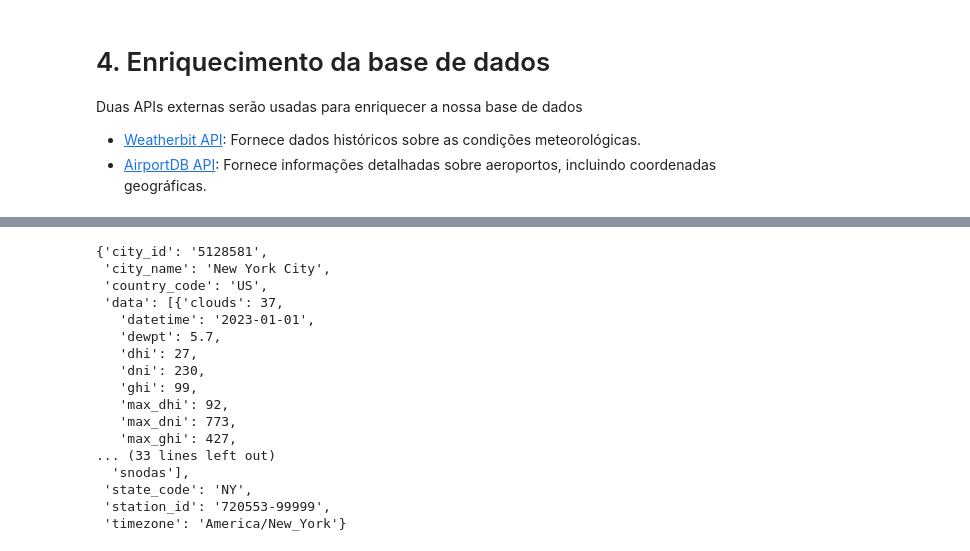
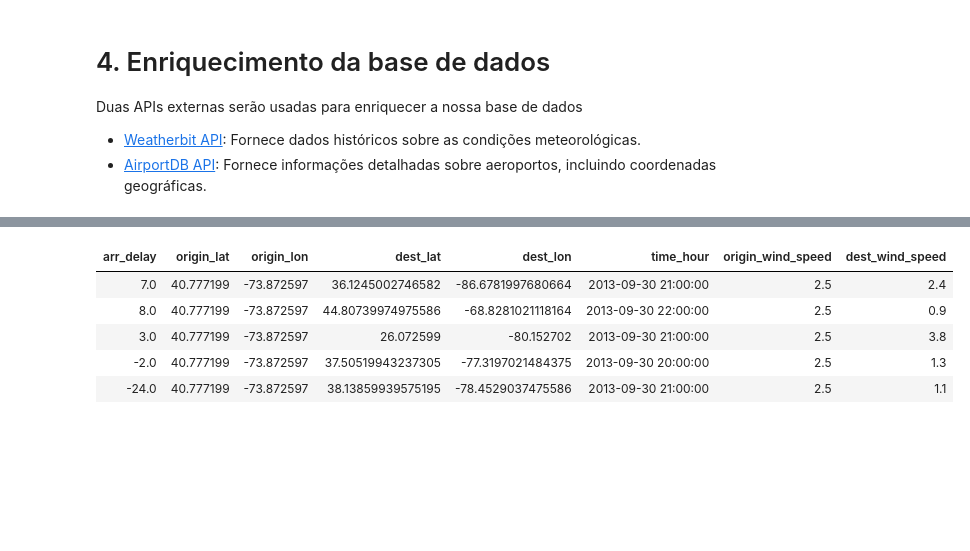
Before and after one commit to lucassiro/case-machine-learning-engineer-pleno, a Jupyter notebook: notebook/Notebook.ipynb, the cells around one changed output, grey strips where cells are left out. Saved outputs shown, nothing was run; the diff lists cells and outputs as text; code cells hidden in the pictures; blank space fills up the shorter version.

```diff
--- a/notebook/Notebook.ipynb
+++ b/notebook/Notebook.ipynb
@@ -370,47 +452,45 @@ air
 # %%
-def request_weatherbit(lat, lon, start_date, end_date):
-    weatherbit_key = "YOUR_API_KEY"
+def get_date(date):
+    start_date = datetime.strptime(date, "%Y-%m-%d %H:%M:%S")
+    end_date = start_date + timedelta(days=1)
 
-    url = 'https://api.weatherbit.io/v2.0/history/daily'
+    start_date = start_date.strftime("%Y-%m-%d")
+    end_date = end_date.strftime("%Y-%m-%d")
+    return start_date, end_date
 
-    params = {
-        'lat': lat,
-        'lon': lon,
-        'start_date': start_date,
-        'end_date': end_date,
-        'key': weatherbit_key
-    }
+def get_wind_speed(lat, lon, start_date):
+    weatherbit_key = "a583db4dd9c84af2be31c808e99186e1"
 
-    headers = {
-        'Accept': 'application/json'
-    }
+    try:
+        url = 'https://api.weatherbit.io/v2.0/history/daily'
+        start_date, end_date = get_date(start_date)
+        params = {
+            'lat': lat,
+            'lon': lon,
+            'start_date': start_date,
+            'end_date': end_date,
+            'key': weatherbit_key
+        }
 
-    response = requests.get(url, params=params, headers=headers)
+        headers = {
+            'Accept': 'application/json'
+        }
 
-    return response.json()
+        response = requests.get(url, params=params, headers=headers).json()
 
-lat = 40.7128
-lon = -74.0060
-start_date = '2023-01-01'
-end_date = '2023-01-02'
-
-wea = request_weatherbit(lat, lon, start_date, end_date)
-wea
+        return response.get("data")[0].get("wind_spd")
+    except:
+        return None
-# %% [output]
-{'city_id': '5128581',
- 'city_name': 'New York City',
- 'country_code': 'US',
- 'data': [{'clouds': 37,
-   'datetime': '2023-01-01',
-   'dewpt': 5.7,
-   'dhi': 27,
-   'dni': 230,
-   'ghi': 99,
-   'max_dhi': 92,
-   'max_dni': 773,
-   'max_ghi': 427,
-... (33 lines left out)
-  'snodas'],
- 'state_code': 'NY',
- 'station_id': '720553-99999',
- 'timezone': 'America/New_York'}
+# %%
+wind_udf = udf(get_wind_speed, FloatType())
+df_wind = df_coordinates.select(["arr_delay", "origin_lat", "origin_lon", "dest_lat", "dest_lon", "time_hour"])
+df_wind = df_wind.withColumn("origin_wind_speed", wind_udf("origin_lat", "origin_lon", "time_hour"))
+df_wind = df_wind.withColumn("dest_wind_speed", wind_udf("dest_lat", "dest_lon", "time_hour"))
+df_wind.limit(5).display()
+# %% [output]
+| arr_delay | origin_lat | origin_lon | dest_lat | dest_lon | time_hour | origin_wind_speed | dest_wind_speed |
+| 7.0 | 40.777199 | -73.872597 | 36.1245002746582 | -86.6781997680664 | 2013-09-30 21:00:00 | 2.5 | 2.4 |
+| 8.0 | 40.777199 | -73.872597 | 44.80739974975586 | -68.8281021118164 | 2013-09-30 22:00:00 | 2.5 | 0.9 |
+| 3.0 | 40.777199 | -73.872597 | 26.072599 | -80.152702 | 2013-09-30 21:00:00 | 2.5 | 3.8 |
+| -2.0 | 40.777199 | -73.872597 | 37.50519943237305 | -77.3197021484375 | 2013-09-30 20:00:00 | 2.5 | 1.3 |
+| -24.0 | 40.777199 | -73.872597 | 38.13859939575195 | -78.4529037475586 | 2013-09-30 21:00:00 | 2.5 | 1.1 |
```
Also changed, not shown: parts of 58 cells of this notebook.
